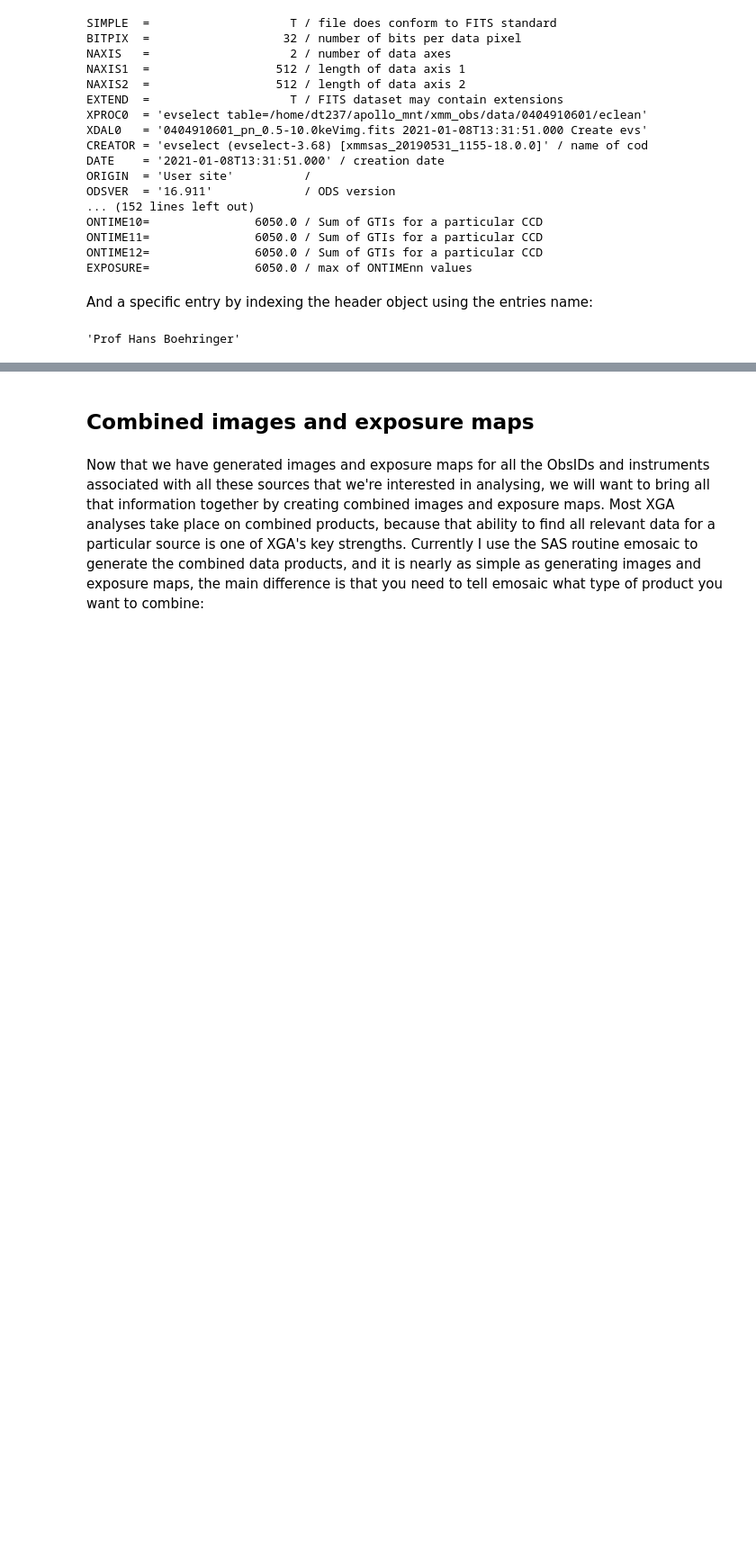
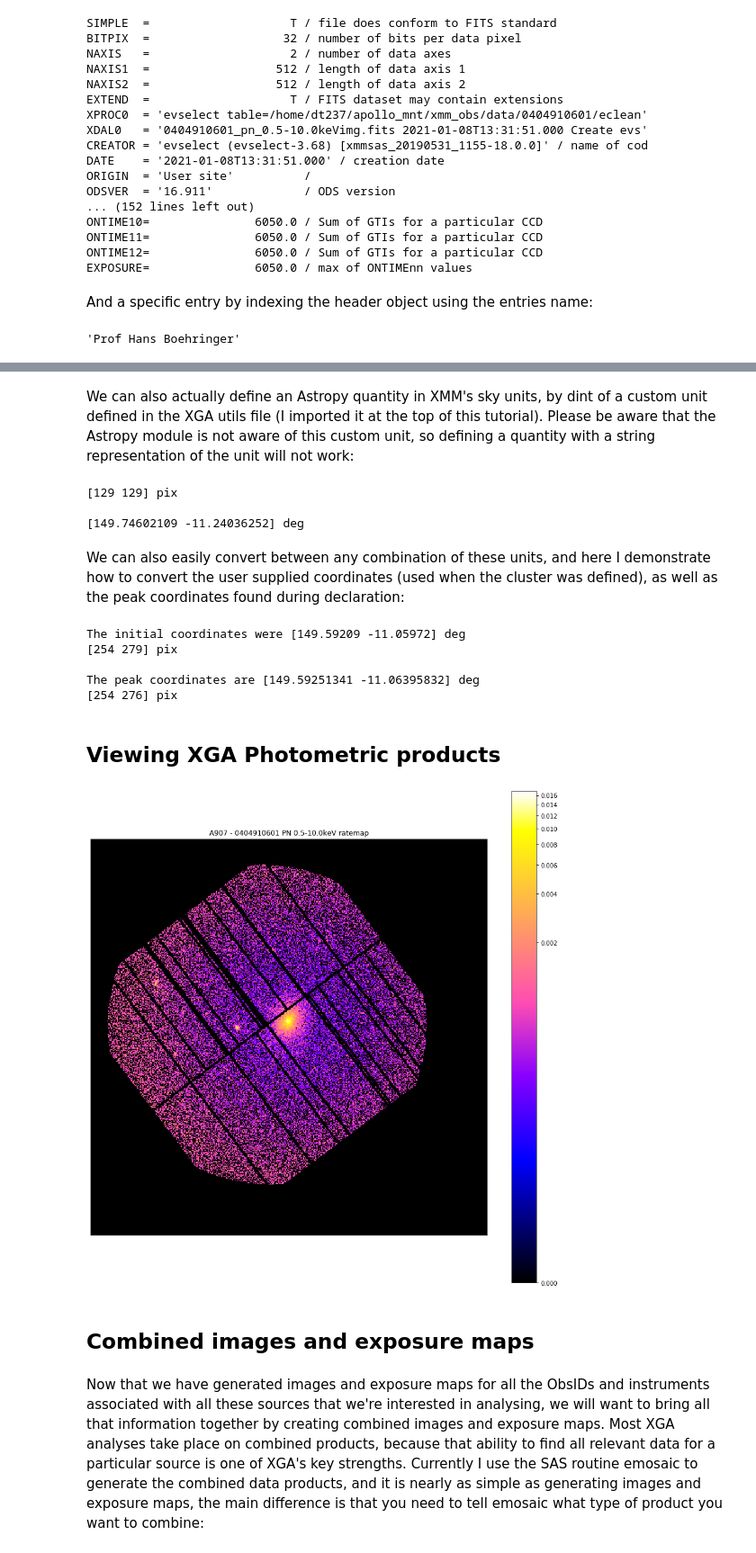
Before and after one commit to DavidT3/XGA, a Jupyter notebook: docs/source/notebooks/tutorials/photometry.ipynb, the cells around one changed output, grey strips where cells are left out. Shown at 90% size. Saved outputs shown, nothing was run; the diff lists cells and outputs as text; code cells hidden in the pictures; blank space fills up the shorter version.

Commit message:
Testing how big an image looks when on readthedocs

```diff
--- a/docs/source/notebooks/tutorials/photometry.ipynb
+++ b/docs/source/notebooks/tutorials/photometry.ipynb
@@ -198,3 +217,40 @@ chosen_ratemap.header['OBSERVER']
+# %% [markdown]
+We can also actually define an Astropy quantity in XMM's sky units, by dint of a custom unit defined in the XGA utils file (I imported it at the top of this tutorial). Please be aware that the Astropy module is not aware of this custom unit, so defining a quantity with a string representation of the unit will not work:
+# %%
+# Defining an XMM Sky position
+sky_coord = Quantity([15000, 15000], xmm_sky)
+
+# Converting to pixels
+print(chosen_ratemap.coord_conv(sky_coord, 'pix'), '\n')
+
+# Converting to an RA-Dec position
+print(chosen_ratemap.coord_conv(sky_coord, 'deg'))
+# %% [output]
+[129 129] pix
+
+[149.74602109 -11.24036252] deg
+# %% [markdown]
+We can also easily convert between any combination of these units, and here I demonstrate how to convert the user supplied coordinates (used when the cluster was defined), as well as the peak coordinates found during declaration:
+# %%
+# This is an easy way to access the coordinates the user passed in when declaring the source
+print('The initial coordinates were', demo_src.ra_dec)
+print(chosen_ratemap.coord_conv(demo_src.ra_dec, 'pix'), '\n')
+
+# And an equally easy way to access the peak coordinates
+print('The peak coordinates are', demo_src.peak)
+print(chosen_ratemap.coord_conv(demo_src.peak, 'pix'), '\n')
+# %% [output]
+The initial coordinates were [149.59209 -11.05972] deg
+[254 279] pix
+
+The peak coordinates are [149.59251341 -11.06395832] deg
+[254 276] pix
+# %% [markdown]
+## Viewing XGA Photometric products
+# %%
+chosen_ratemap.view(figsize=(12, 12))
+# %% [output]
+[figure, added]
 # %% [markdown]
 ## Combined images and exposure maps
 # %% [markdown]
```
Also changed, not shown: parts of 5 cells of this notebook.
